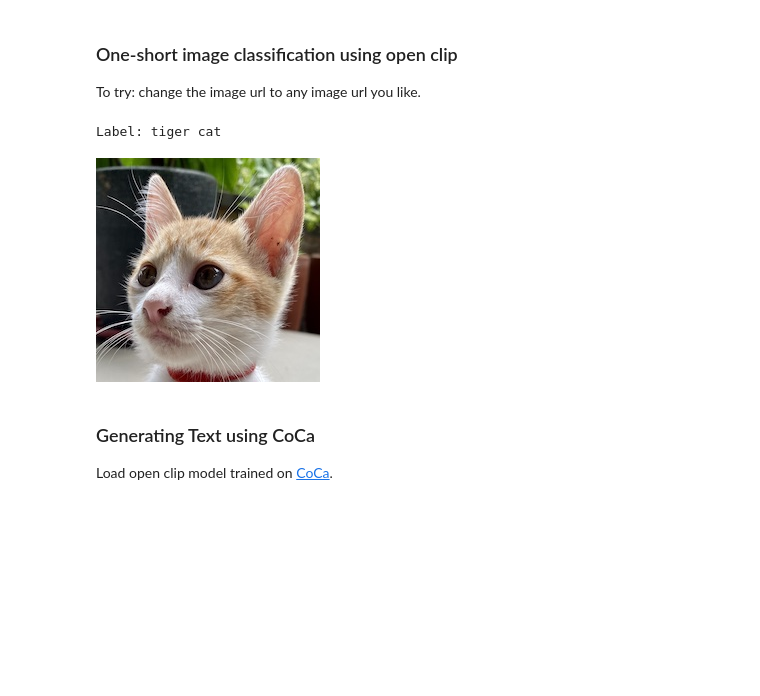
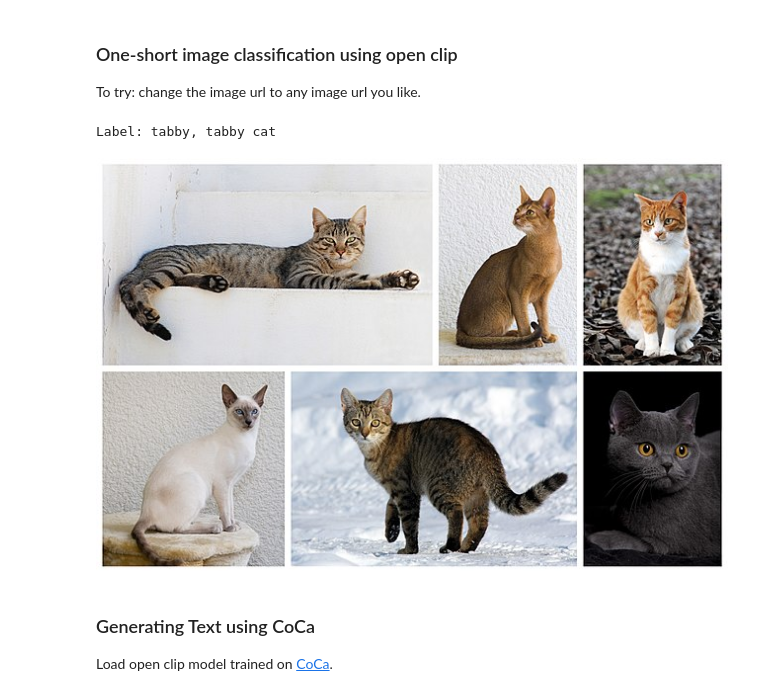
Before and after one commit to roatienza/Deep-Learning-Experiments, a Jupyter notebook: versions/2023/lvm/python/clip.ipynb, the cells around one changed output. Drawn from its saved outputs; the diff is of its cells as text; code cells hidden in the pictures; blank space fills up the shorter version.

Commit message:
image url

```diff
--- a/versions/2023/lvm/python/clip.ipynb
+++ b/versions/2023/lvm/python/clip.ipynb
@@ -91,29 +91,33 @@ text = tokenizer(imagenet_labels)
 
 To try: change the image url to any image url you like.
 # %%
-filename = "wonder_cat.jpg"
+#filename = "wonder_cat.jpg"
+#url = "https://upload.wikimedia.org/wikipedia/commons/thumb/0/0b/Cat_poster_1.jpg/640px-Cat_poster_1.jpg"
+filename = input("Enter the image filename or url: ")
+if filename.startswith("http"):
+    filename = urllib.request.urlopen(filename)
 img = Image.open(filename)
 
 image = preprocess(img).unsqueeze(0)
 image = image.to(device)
 text = text.to(device)
 
 
 with torch.no_grad(), torch.cuda.amp.autocast():
     image_features = model.encode_image(image)
     text_features = model.encode_text(text)
     image_features /= image_features.norm(dim=-1, keepdim=True)
     text_features /= text_features.norm(dim=-1, keepdim=True)
     text_probs = (100.0 * image_features @ text_features.T).softmax(dim=-1)
 
 
 index = np.argmax(text_probs.cpu().numpy())
 print("Label:", imagenet_labels[index])  # prints: tabby, tabby cat
 # Display the loaded image on notebook.
 display(img)
 # %% [output]
-Label: tiger cat
+Label: tabby, tabby cat
-[figure, old version]
+[figure, new version]
 # %% [markdown]
 ### Generating Text using CoCa
 
```
Also changed, not shown: parts of 3 cells of this notebook.
